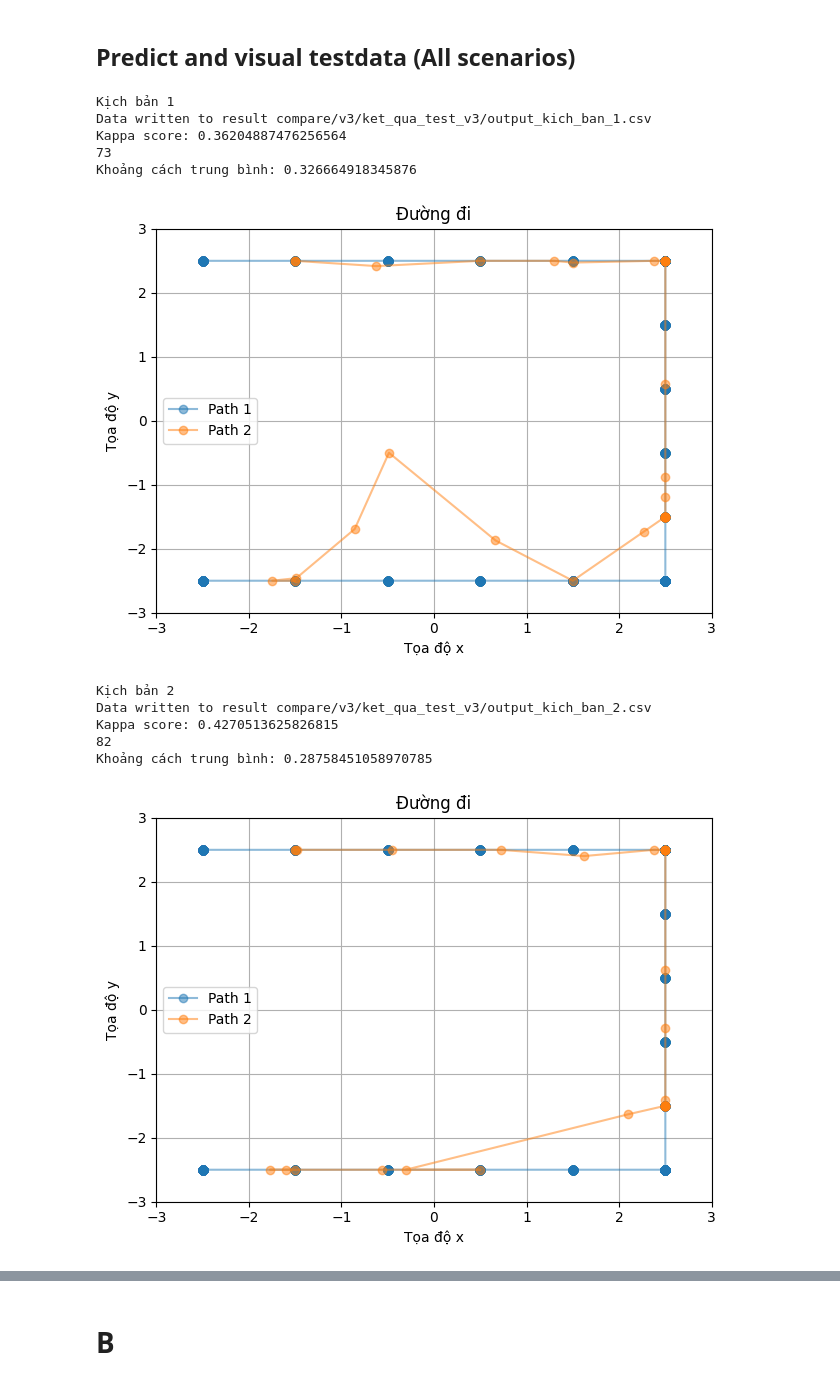
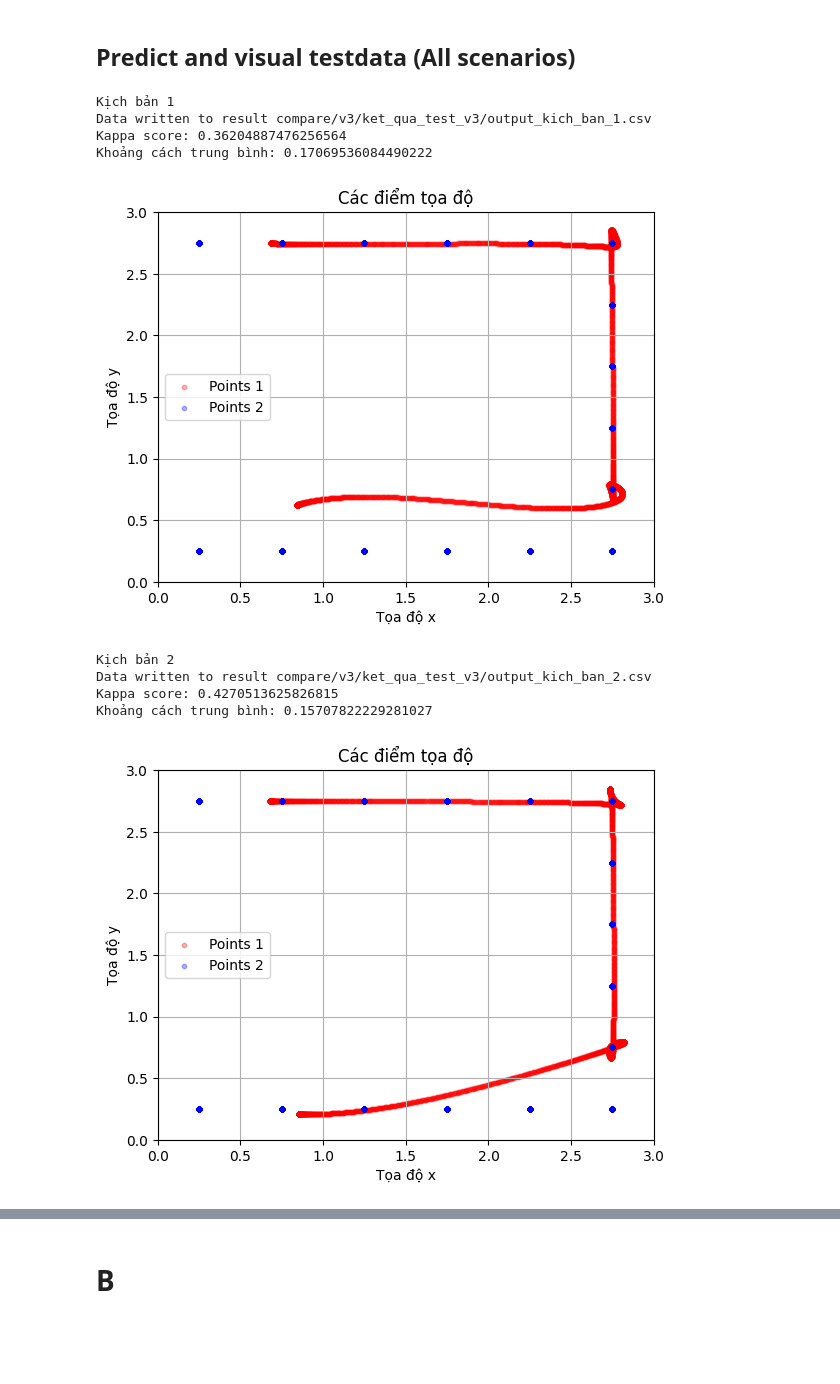
Before and after one commit to krypt0n96e/ML_for_PIR_array, a Jupyter notebook: CNN_RNN_pj1_test_v03-self_colected_data.ipynb, the cells around one changed output, grey strips where cells are left out. Drawn from its saved outputs; the diff is of its cells as text; code cells hidden in the pictures; blank space fills up the shorter version.

Commit message:
add noise filter output

```diff
--- a/CNN_RNN_pj1_test_v03-self_colected_data.ipynb
+++ b/CNN_RNN_pj1_test_v03-self_colected_data.ipynb
@@ -785,7 +785,7 @@ Define Training Parameters
 ---
 # %%
 # Training parameters
-num_epochs = 50
+num_epochs = 100
 learning_rate = 0.0001
 weight_decay = 0.0001
 criterion = nn.CrossEntropyLoss()
@@ -1571,9 +1631,10 @@ for sc_index in range(len(y_sc_list)):
 
     prediction_raw=predictions[0]
     corrected_labels = correct_labels_old(prediction_raw, area)
+    # corrected_labels=prediction_raw
     processed_labels = process_labels(corrected_labels)
     # processed_labels = process_labels(prediction_raw)
-    repeated_labels = processed_labels
+    # repeated_labels = processed_labels
     int_list = [int(x) for x in Y_test.tolist()]
 
     # Trim corrected_labels and processed_labels to the length of int_list
@@ -1611,55 +1672,55 @@ for sc_index in range(len(y_sc_list)):
 
     print(f"Data written to {file_path}")
 
 
     y_true_np = np.array(int_list)
     y_pred_np = np.array(trimmed_processed_labels)
 
     kappa = cohen_kappa_score(y_true_np, y_pred_np)
     print('Kappa score:', kappa)
 
     # Chuyển đổi các nhãn từ danh sách 1D sang danh sách tọa độ 2D (x, y)
     y_true_xy = compute_group_coordinates(int_list, area, k=1)
 #----------------------------------------------------------------------------------------------------------------------------------------------
     best_len=1
-    best_dis=3
-    for i in range(1000):
-        y_pred_xy = compute_group_coordinates(repeated_labels, area, k=i+1)
-        repeated_y_pred_xy = repeat_labels(y_pred_xy, repeat_count=i+1, last_count=window_residual)
+    # best_dis=3
+    # for i in range(1000):
+    #     y_pred_xy = compute_group_coordinates(trimmed_processed_labels, area, k=i+1)
+    #     repeated_y_pred_xy = repeat_labels(y_pred_xy, repeat_count=i+1, last_count=window_residual)
 
-        # Tính khoảng cách trung bình (Mean Distance)
-        distances = [np.linalg.norm(np.array(true_xy) - np.array(pred_xy)) for true_xy, pred_xy in zip(y_true_xy, repeated_y_pred_xy)]
-        mean_distance = np.mean(distances)/2
+    #     # Tính khoảng cách trung bình (Mean Distance)
+    #     distances = [np.linalg.norm(np.array(true_xy) - np.array(pred_xy)) for true_xy, pred_xy in zip(y_true_xy, repeated_y_pred_xy)]
+    #     mean_distance = np.mean(distances)/2
 
-        if best_dis>mean_distance:
-            best_dis=mean_distance
-            best_len=i+1
-    print(best_len)
+    #     if best_dis>mean_distance:
+    #         best_dis=mean_distance
+    #         best_len=i+1
+    # print(best_len)
 #----------------------------------------------------------------------------------------------------------------------------------------------
-    y_pred_xy = compute_group_coordinates(repeated_labels, area, k=best_len)
+    y_pred_xy = compute_group_coordinates(trimmed_processed_labels, area, k=best_len)
     repeated_y_pred_xy = repeat_labels(y_pred_xy, repeat_count=best_len, last_count=window_residual)
+    repeated_y_pred_xy = noise_filter(np.array(repeated_y_pred_xy).T,100,0.2).T #loc nhieu thong thap
 
     # Tính khoảng cách trung bình (Mean Distance)
     distances = [np.linalg.norm(np.array(true_xy) - np.array(pred_xy)) for true_xy, pred_xy in zip(y_true_xy, repeated_y_pred_xy)]
     mean_distance = np.mean(distances)/2
     print("Khoảng cách trung bình:", mean_distance)
 
     path=f'result compare/v3/ket_qua_test_v3/output_kich_ban_{sc_index+1}.png'
     # Vẽ đường đi từ danh sách tọa độ
-    mul_plot_path([y_true_xy, y_pred_xy],path)
+    # mul_plot_path([y_true_xy, repeated_y_pred_xy],path)
+    mul_plot_points([repeated_y_pred_xy,y_true_xy])
 # %% [output]
 Kịch bản 1
 Data written to result compare/v3/ket_qua_test_v3/output_kich_ban_1.csv
 Kappa score: 0.36204887476256564
-73
-Khoảng cách trung bình: 0.326664918345876
+Khoảng cách trung bình: 0.17069536084490222
-[figure, old version]
+[figure, new version]
 Kịch bản 2
 Data written to result compare/v3/ket_qua_test_v3/output_kich_ban_2.csv
 Kappa score: 0.4270513625826815
-82
-Khoảng cách trung bình: 0.28758451058970785
+Khoảng cách trung bình: 0.15707822229281027
-[figure, old version]
+[figure, new version]
 Kịch bản 3
 Data written to result compare/v3/ket_qua_test_v3/output_kich_ban_3.csv
 Kappa score: 0.4678816197988672
```
Also changed, not shown: parts of 7 cells of this notebook, 1 other file.
